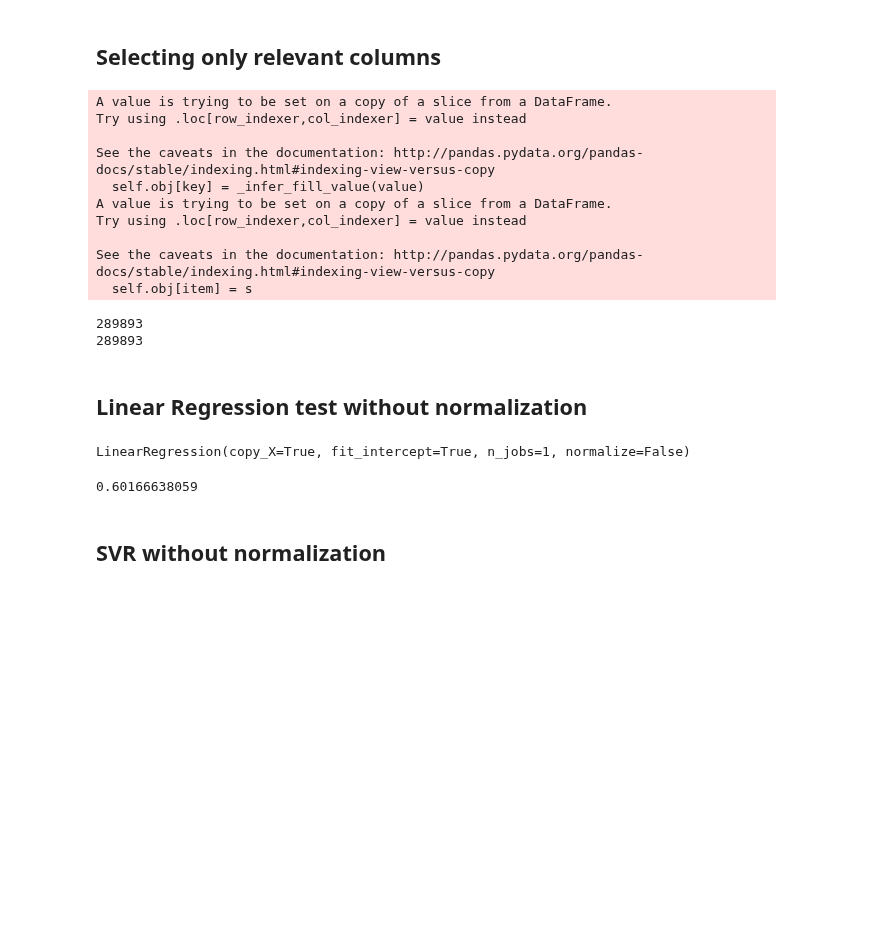
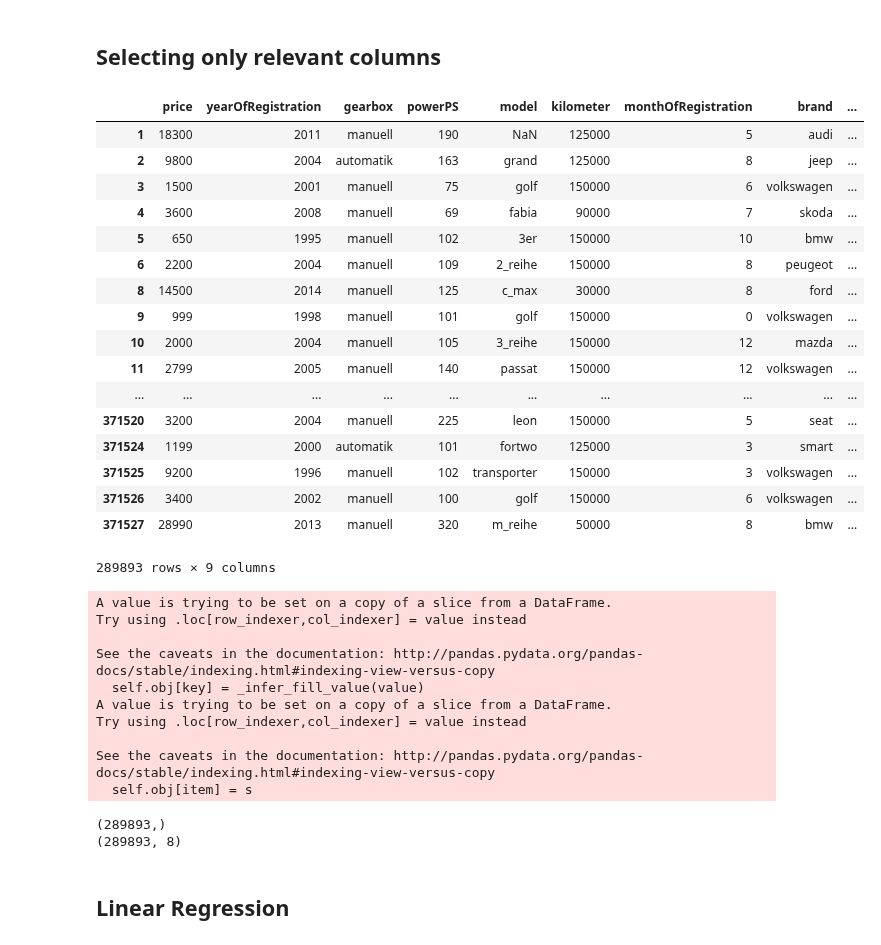
Before and after one commit to ddmng/jupyter-test, a Jupyter notebook: Autos.ipynb, the cells around one changed output. Saved outputs shown, nothing was run; the diff lists cells and outputs as text; code cells hidden in the pictures; blank space fills up the shorter version.

Commit message:
experiments with predictions

```diff
--- a/Autos.ipynb
+++ b/Autos.ipynb
@@ -18,7 +17,7 @@ df = pd.read_csv('autos.csv.gz', sep=',', header=0, compression='gzip',encoding=
 ## Cleaning data from outliers and dirty values
 # %%
 # Cleaning data
-valid_models = df.loc[df['model'] != 'NaN']
+valid_models = df #.loc[df['model'] != 'NaN']
 
 #### Removing the duplicates
 dedups = valid_models.drop_duplicates(['name','seller','offerType','price','abtest','vehicleType','yearOfRegistration'
@@ -49,15 +48,35 @@ no_outliers = dedups[(df.yearOfRegistration <=  2016)
 # %%
 
 # only relevant columns
 rel_cols = no_outliers[['price'
                         ,'yearOfRegistration'
                         ,'gearbox'
                         ,'powerPS'
                         ,'model'
                         ,'kilometer'
                         ,'monthOfRegistration'
                         ,'brand'
                         ,'notRepairedDamage']]
+rel_cols
+# %% [output]
+|  | price | yearOfRegistration | gearbox | powerPS | model | kilometer | monthOfRegistration | brand | ... |
+| 1 | 18300 | 2011 | manuell | 190 | NaN | 125000 | 5 | audi | ... |
+| 2 | 9800 | 2004 | automatik | 163 | grand | 125000 | 8 | jeep | ... |
+| 3 | 1500 | 2001 | manuell | 75 | golf | 150000 | 6 | volkswagen | ... |
+| 4 | 3600 | 2008 | manuell | 69 | fabia | 90000 | 7 | skoda | ... |
+| 5 | 650 | 1995 | manuell | 102 | 3er | 150000 | 10 | bmw | ... |
+| 6 | 2200 | 2004 | manuell | 109 | 2_reihe | 150000 | 8 | peugeot | ... |
+| 8 | 14500 | 2014 | manuell | 125 | c_max | 30000 | 8 | ford | ... |
+| 9 | 999 | 1998 | manuell | 101 | golf | 150000 | 0 | volkswagen | ... |
+| 10 | 2000 | 2004 | manuell | 105 | 3_reihe | 150000 | 12 | mazda | ... |
+| 11 | 2799 | 2005 | manuell | 140 | passat | 150000 | 12 | volkswagen | ... |
+| ... | ... | ... | ... | ... | ... | ... | ... | ... | ... |
+| 371520 | 3200 | 2004 | manuell | 225 | leon | 150000 | 5 | seat | ... |
+| 371524 | 1199 | 2000 | automatik | 101 | fortwo | 125000 | 3 | smart | ... |
+| 371525 | 9200 | 1996 | manuell | 102 | transporter | 150000 | 3 | volkswagen | ... |
+| 371526 | 3400 | 2002 | manuell | 100 | golf | 150000 | 6 | volkswagen | ... |
+| 371527 | 28990 | 2013 | manuell | 320 | m_reihe | 50000 | 8 | bmw | ... |
+289893 rows × 9 columns
 # %%
 
 le_gearbox = preprocessing.LabelEncoder()
@@ -91,11 +110,19 @@ autos = rel_cols[ ['price'
                         ,'brand_feat'
                         ,'notRepairedDamage_feat']]
 
-Y = autos['price']
-X = autos.drop(['price'], axis=1)
 
-print(len(Y))
-print(len(X))
+
+#autos_norm = normalizer.transform(autos)
+autos_norm = autos.values.astype(float) #scaler.transform(autos)
+
+Y_norm = autos_norm[:,0]
+
+#normalizer = preprocessing.Normalizer().fit(autos_norm[:,1:])
+scaler = preprocessing.StandardScaler().fit(autos_norm[:,1:])
+X_norm = scaler.transform(autos_norm[:,1:])
+
+print(Y_norm.shape)
+print(X_norm.shape)
 # %% [output]
 A value is trying to be set on a copy of a slice from a DataFrame.
 Try using .loc[row_indexer,col_indexer] = value instead
@@ -107,27 +134,7 @@ Try using .loc[row_indexer,col_indexer] = value instead
 
 See the caveats in the documentation: http://pandas.pydata.org/pandas-docs/stable/indexing.html#indexing-view-versus-copy
   self.obj[item] = s
-289893
-289893
+(289893,)
+(289893, 8)
 # %% [markdown]
-## Linear Regression test without normalization
+## Linear Regression
-# %%
-linear = linear_model.LinearRegression()
-train_len = int(len(X)*.8)
-X_train = X[:train_len]
-Y_train = Y[:train_len]
-linear.fit(X_train,Y_train)
-# %% [output]
-LinearRegression(copy_X=True, fit_intercept=True, n_jobs=1, normalize=False)
-# %%
-#print(X, Y)
-
-X_test = X[train_len+1:]
-Y_test = Y[train_len+1:]
-
-Y_predict = linear.predict(X_test)
-print(linear.score(X_test, Y_test) )
-# %% [output]
-0.60166638059
-# %% [markdown]
-## SVR without normalization
```
Also changed, not shown: parts of 7 cells of this notebook.
